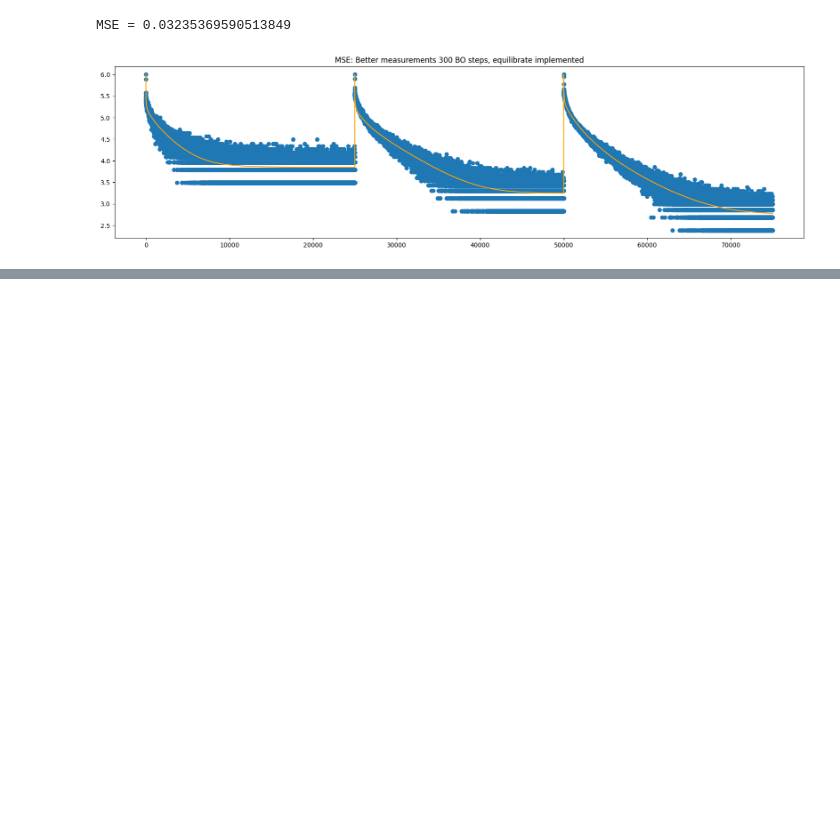
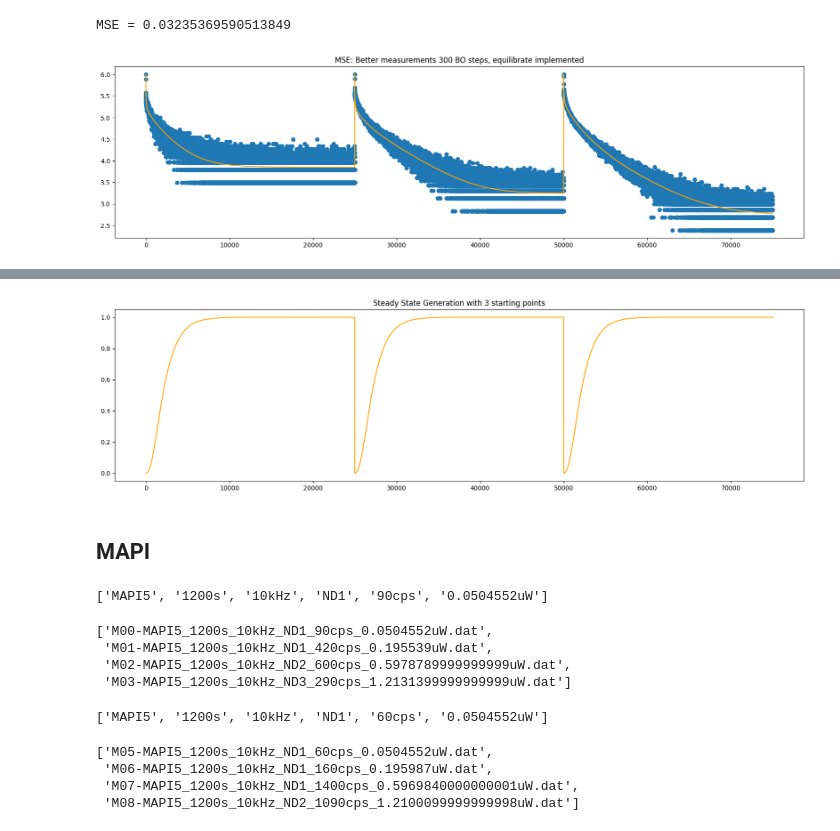
Before and after one commit to MaximSimmonds-HZB/MAPI-FAPI-fitting, a Jupyter notebook: FAPI-Fits-wDiffusion-shortened.ipynb, the cells around one changed output, grey strips where cells are left out. Cells and saved outputs as stored; diff of their text form; code cells hidden in the pictures; blank space fills up the shorter version.

```diff
--- a/FAPI-Fits-wDiffusion-shortened.ipynb
+++ b/FAPI-Fits-wDiffusion-shortened.ipynb
@@ -1519,0 +2039,39 @@ import pickle
+# %%
+with open(r'./FittingResults/FAPI/250526-Gradient-optimisedAfter-SecondRound.pickle', 'rb') as f:
+    mo_After = pickle.load(f)
+
+fig, ax = plt.subplots(1,1, figsize = (20,5))
+trPL_agent = Custom_rate_eqs_Agent_simu_powerDep_anyTraps_diffusion_steadyState()
+output_after = trPL_agent.TRPL_function(times_data1, mo_After.params, take_Log = False, Gs = np.array(trPLs_after.powers)/trPLs_after.powers[0], constant_floor_normalised_raw=[0,0,0], reprates = trPLs_after.reprates_Hz, N_x = 20, equilibrate=False, nondimension=False)
+
+
+plt.plot(np.arange(len(times_data1)), output_after, color = 'orange')
+plt.yscale("linear")
+plt.title("Steady State Generation with 3 starting points")
+
+trPL_agent = Custom_rate_eqs_Agent_simu_powerDep_anyTraps_diffusion_steadyState()
+SteadyStateAfter = trPL_agent.TRPL_function(times_data2, mo_After.params, take_Log = 'Analysis', Gs = np.array(trPLs.powers)/trPLs.powers[0], constant_floor_normalised_raw=[0,0,0], reprates = trPLs_after.reprates_Hz, N_x = 20, equilibrate=False, nondimension=False)
+# %% [output]
+[figure, added]
+# %% [markdown]
+## MAPI
+# %%
+# Encapsulation seems to hold, if done PROPERLY
+
+trPLs_MAPI = trPL_importClass.trPL_measurement_series(r"./Data/MAPI/Before", BG = 1.6, thickness = 450e-9, denoise = -10, mode = "auto", retime = True)
+trPLs_MAPI.files
+# %% [output]
+['MAPI5', '1200s', '10kHz', 'ND1', '90cps', '0.0504552uW']
+['M00-MAPI5_1200s_10kHz_ND1_90cps_0.0504552uW.dat',
+ 'M01-MAPI5_1200s_10kHz_ND1_420cps_0.195539uW.dat',
+ 'M02-MAPI5_1200s_10kHz_ND2_600cps_0.5978789999999999uW.dat',
+ 'M03-MAPI5_1200s_10kHz_ND3_290cps_1.2131399999999999uW.dat']
+# %%
+trPLs_after_MAPI = trPL_importClass.trPL_measurement_series(r"./Data/MAPI/After", BG = 1.6, thickness = 450e-9, denoise = -100, mode = "auto", retime = True)
+trPLs_after_MAPI.files
+# %% [output]
+['MAPI5', '1200s', '10kHz', 'ND1', '60cps', '0.0504552uW']
+['M05-MAPI5_1200s_10kHz_ND1_60cps_0.0504552uW.dat',
+ 'M06-MAPI5_1200s_10kHz_ND1_160cps_0.195987uW.dat',
+ 'M07-MAPI5_1200s_10kHz_ND1_1400cps_0.5969840000000001uW.dat',
+ 'M08-MAPI5_1200s_10kHz_ND2_1090cps_1.2100099999999998uW.dat']
```
Also changed, not shown: parts of 22 cells of this notebook, 12 other files.
